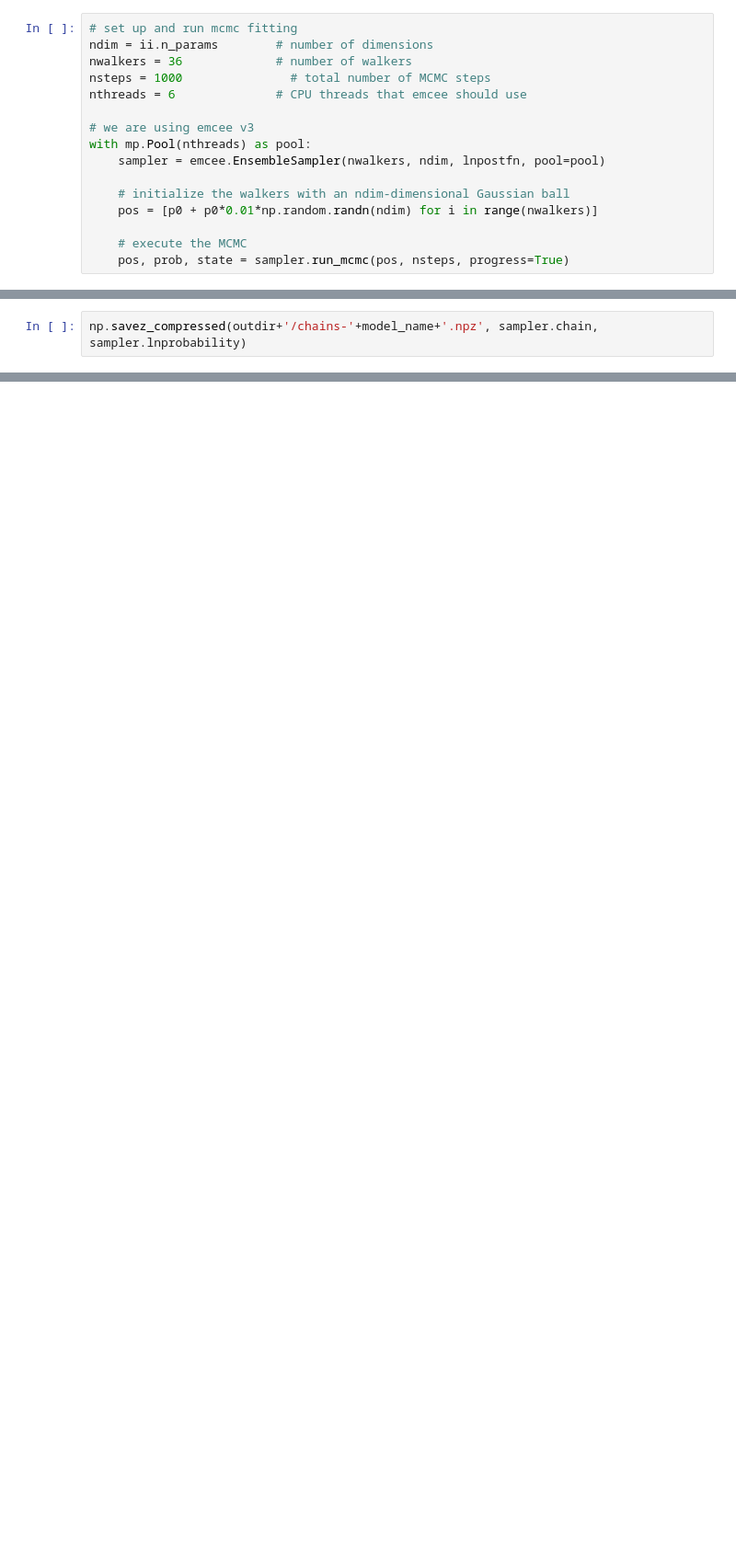
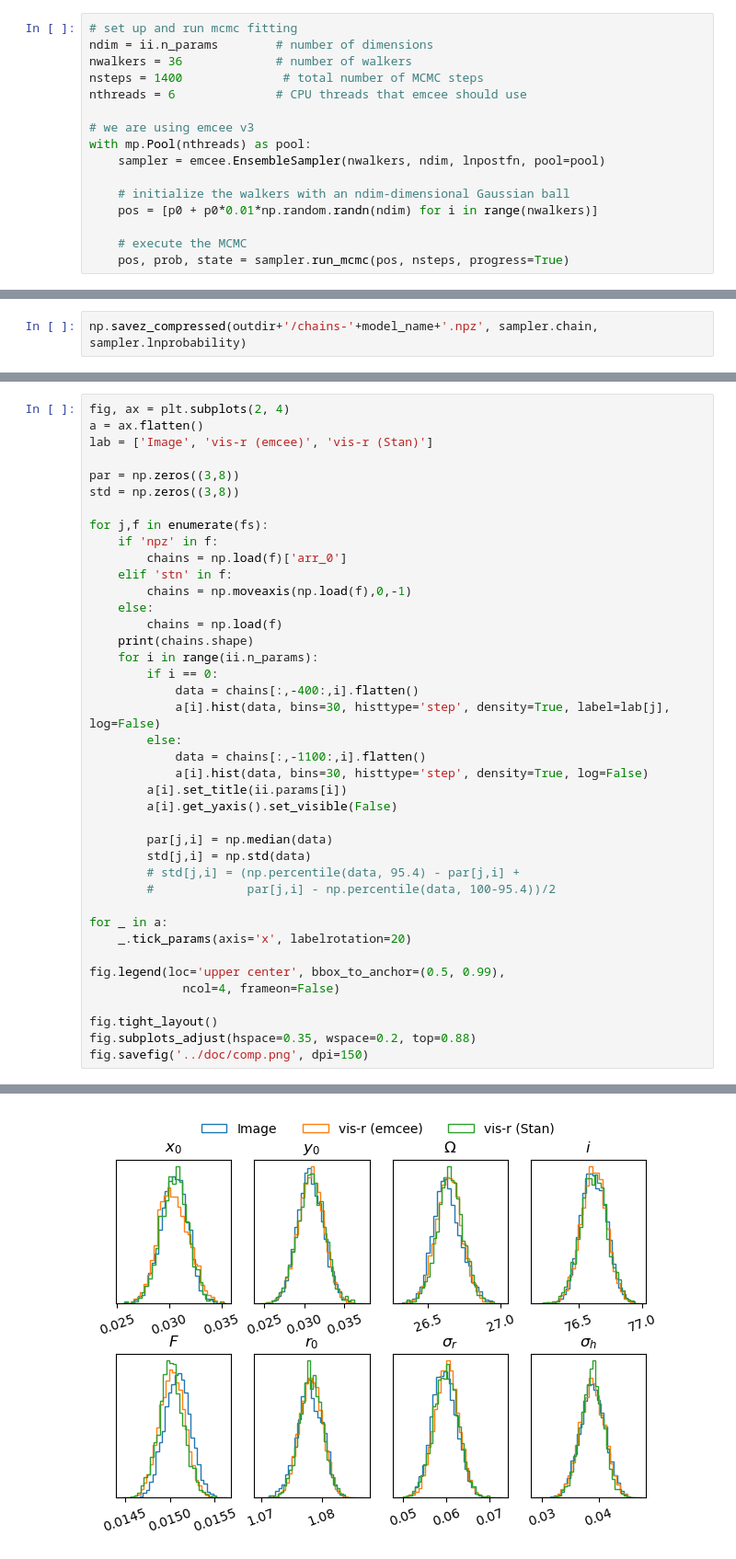
Before and after one commit to drgmk/vis-r, a Jupyter notebook: notebooks/mcmc_fitting.ipynb, the cells around one changed output, grey strips where cells are left out. Shown at 92% size. Drawn from its saved outputs; the diff is of its cells as text; blank space fills up the shorter version.

```diff
--- a/notebooks/mcmc_fitting.ipynb
+++ b/notebooks/mcmc_fitting.ipynb
@@ -255,7 +263,7 @@ print(lnpostfn(p0))
 # set up and run mcmc fitting
 ndim = ii.n_params        # number of dimensions
 nwalkers = 36             # number of walkers
-nsteps = 1000               # total number of MCMC steps
+nsteps = 1400              # total number of MCMC steps
 nthreads = 6              # CPU threads that emcee should use
 
 # we are using emcee v3
@@ -391,0 +398,41 @@ fs
+# %%
+fig, ax = plt.subplots(2, 4)
+a = ax.flatten()
+lab = ['Image', 'vis-r (emcee)', 'vis-r (Stan)']
+
+par = np.zeros((3,8))
+std = np.zeros((3,8))
+
+for j,f in enumerate(fs):
+    if 'npz' in f:
+        chains = np.load(f)['arr_0']
+    elif 'stn' in f:
+        chains = np.moveaxis(np.load(f),0,-1)
+    else:
+        chains = np.load(f)
+    print(chains.shape)
+    for i in range(ii.n_params):
+        if i == 0:
+            data = chains[:,-400:,i].flatten()
+            a[i].hist(data, bins=30, histtype='step', density=True, label=lab[j], log=False)
+        else:
+            data = chains[:,-1100:,i].flatten()
+            a[i].hist(data, bins=30, histtype='step', density=True, log=False)
+        a[i].set_title(ii.params[i])
+        a[i].get_yaxis().set_visible(False)
+
+        par[j,i] = np.median(data)
+        std[j,i] = np.std(data)
+        # std[j,i] = (np.percentile(data, 95.4) - par[j,i] +
+        #             par[j,i] - np.percentile(data, 100-95.4))/2
+
+for _ in a:
+    _.tick_params(axis='x', labelrotation=20)
+
+fig.legend(loc='upper center', bbox_to_anchor=(0.5, 0.99),
+             ncol=4, frameon=False)
+
+fig.tight_layout()
+fig.subplots_adjust(hspace=0.35, wspace=0.2, top=0.88)
+fig.savefig('../doc/comp.png', dpi=150)
+# %% [output]
@@ -391,0 +442 @@ fs
+[figure, added]
```
Also changed, not shown: parts of 23 cells of this notebook, 15 other files.
